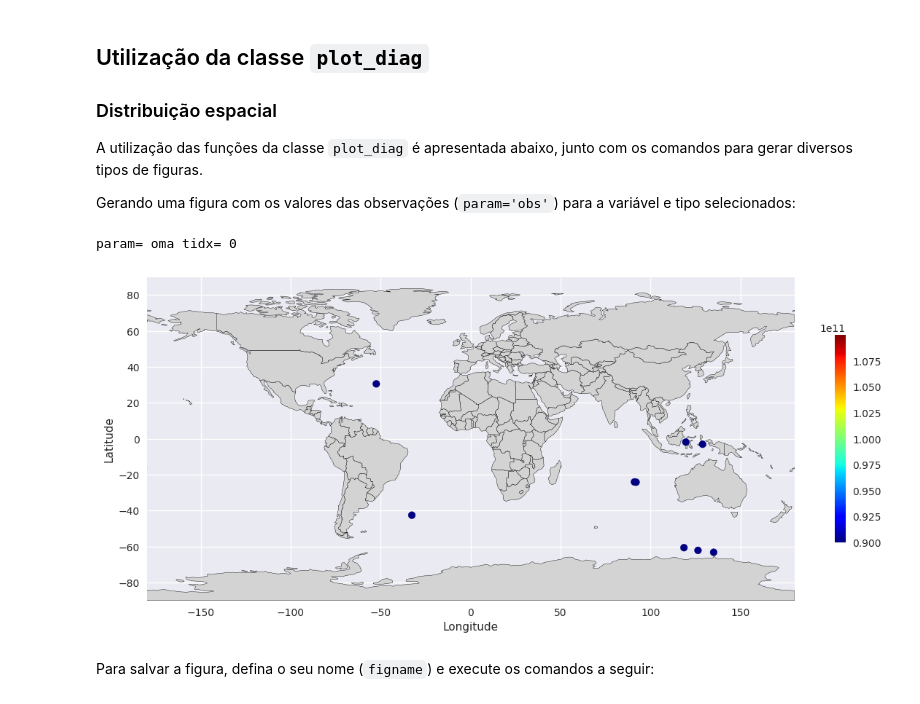
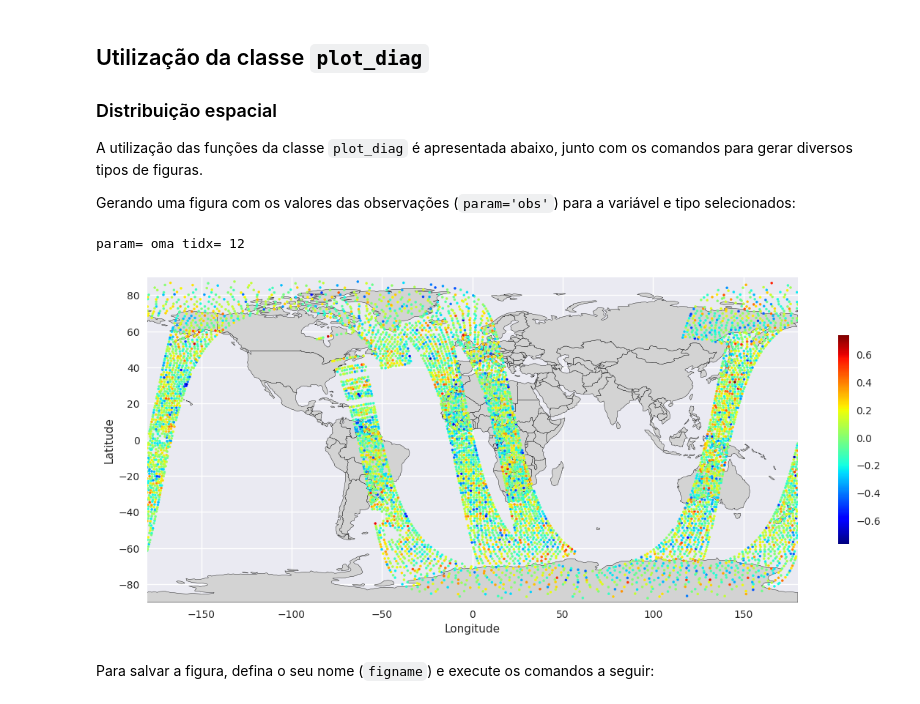
Before and after one commit to viezelc/readDiag, a Jupyter notebook: notebooks/readDiag_radia_serie_sapu.ipynb, the cells around one changed output. Saved outputs shown, nothing was run; the diff lists cells and outputs as text; code cells hidden in the pictures.

```diff
--- a/notebooks/readDiag_radia_serie_sapu.ipynb
+++ b/notebooks/readDiag_radia_serie_sapu.ipynb
@@ -44,11 +44,12 @@ Dessa forma, na célula a seguir são ajustadas as variáveis seguindo os valore
 # DIRdiag = '/home/radiancia/Exp_SMNA/EXP20/gsi/dataout'
 #DIRdiag = '/home/radiancia/Exp_SMNA/data/EXP19/gsi_dataout'
 DIRdiag = '/home/radiancia/Exp_SMNA/data/EXP19/gsi_dataout'
+# DIRdiag = '/home/radiancia/Exp_SMNA/EXP20/gsi/dataout'
 
 varName = 'amsua' #'uv'
-varType = 'n15'   #220
-dateIni = '2024032500'
-dateFin = '2024032618'
+varType = 'n18'   #220
+dateIni = '2024021000'
+dateFin = '2024022918'
 nHour = '6'
 vminOMA = -1.0
 vmaxOMA = 1.0
@@ -77,10 +78,10 @@ paths, pathsc = [], []
 # [pathsc.append(DIRdiag + '/' + dt + '/diag_conv_' + OuterLc + '.' + dt) for dt in dates]
 
 OuterL = '01'
-[paths.append(DIRdiag + '/' + dt + '/diag_amsua_n15_' + OuterL + '.' + dt) for dt in dates]
+[paths.append(DIRdiag + '/' + dt + '/diag_amsua_'+ varType +'_' + OuterL + '.' + dt) for dt in dates]
 
 OuterLc = '03'
-[pathsc.append(DIRdiag + '/' + dt + '/diag_amsua_n15_' + OuterLc + '.' + dt) for dt in dates]
+[pathsc.append(DIRdiag + '/' + dt + '/diag_amsua_'+ varType +'_' + OuterLc + '.' + dt) for dt in dates]
 
 print(paths)
 print('')
@@ -218,10 +228,12 @@ A utilização das funções da classe `plot_diag` é apresentada abaixo, junto
 Gerando uma figura com os valores das observações (`param='obs'`) para a variável e tipo selecionados:
 # %%
 param = 'oma'
-tidx = 0
+tidx = 12  #34  #59
 # mask1 = 'iuse == 1'
-# mask2 = '(nchan == 13 & iuse == 1)'
-mask2 = '((nchan == 13 & iuse == 1) & idqc == 3)'
+# mask2 = '(nchan == 14 & iuse == -1)'
+# mask2 = '((nchan == 15 & iuse == 1) & idqc == 0)'
+mask2 = '((nchan == 7 & iuse == 1) & idqc == 0)'
+# mask2 = '((nchan == 6 & iuse == -1) & idqc == 0)'
 
 # df = gdf_list[tidx].obsInfo[varName].query(mask2).loc[varType].oma
 
@@ -230,49 +242,50 @@ mask2 = '((nchan == 13 & iuse == 1) & idqc == 3)'
 # df1 = gdf_list[tidx].obsInfo[varName].query(mask).loc[varType].idqc
 
 # Range colors: param
-# minVal = -120.0000
-# maxVal = 20.0000
+# minVal = -1.0000
+# maxVal = 1.0000
 
 # minVal = df.min()
 # maxVal = df.max()
 
 # Imin = df.idxmin()
 # Imax = df.idxmax()
 
 # print('minVal=',minVal,'maxVal=',maxVal)
 
 # print('Imin=',Imin,'Imax=',Imax)
 
-# minVal = None
-# maxVal = None
+minVal = None
+maxVal = None
 
 print('param=', param, 'tidx=', tidx)
 
 # help(gd.plot_diag.plot)
 
+gd.plot_diag.plot(gdf_list[tidx],
+                  varName=varName,
+                  varType=varType,
+                  param=param,
+                  minVal=minVal,
+                  maxVal=maxVal,
+                  mask=mask2,
+                  markersize=4.80,
+                  legend='true')
+
 # gd.plot_diag.plot(gdf_list[tidx],
 #                   varName=varName,
 #                   varType=varType,
 #                   param=param,
-#                   minVal=minVal,
-#                   maxVal=maxVal,
 #                   mask=mask2,
 #                   legend='true')
 
-gd.plot_diag.plot(gdf_list[tidx],
-                  varName=varName,
-                  varType=varType,
-                  param=param,
-                  mask=mask2,
-                  legend='true')
-
-figname = varName + '_' + param + '_' + 'plot.png'
+figname = varName + '_' + param + '_' + 'tidx' + str(tidx) + '_' + 'plot.png'
 
 plt.tight_layout()
 plt.savefig(figname)
 # %% [output]
-param= oma tidx= 0
+param= oma tidx= 12
-[figure, old version]
+[figure, new version]
 # %% [markdown]
 Para salvar a figura, defina o seu nome (`figname`) e execute os comandos a seguir:
 # %% [markdown]
```
Also changed, not shown: parts of 9 cells of this notebook, 2 other files.
